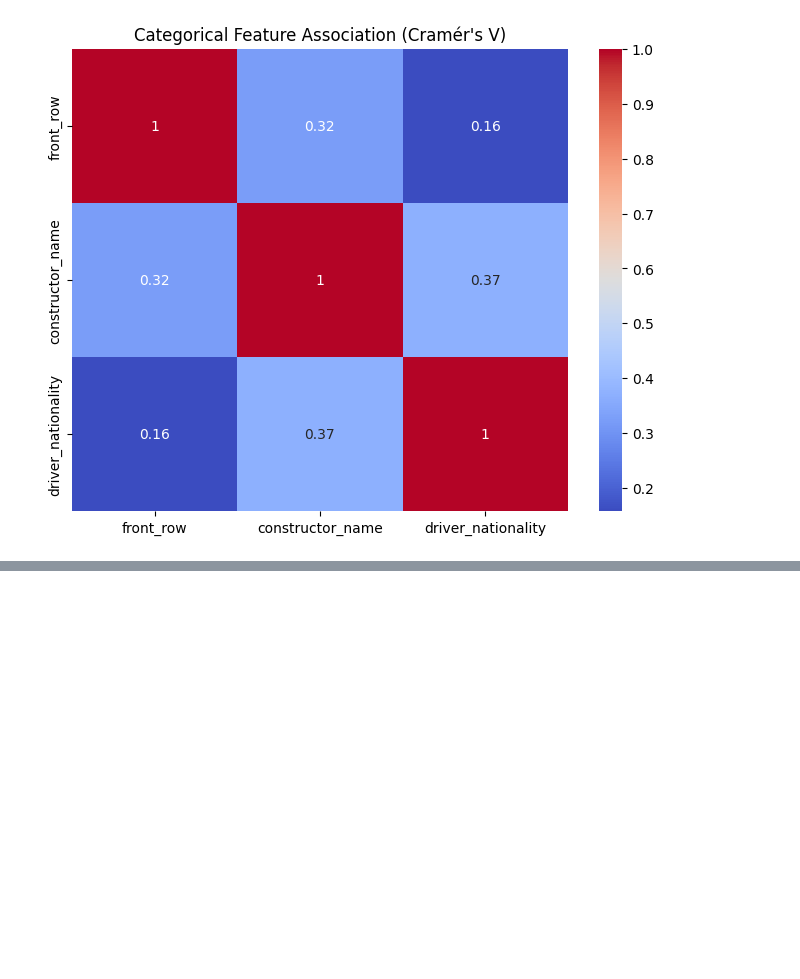
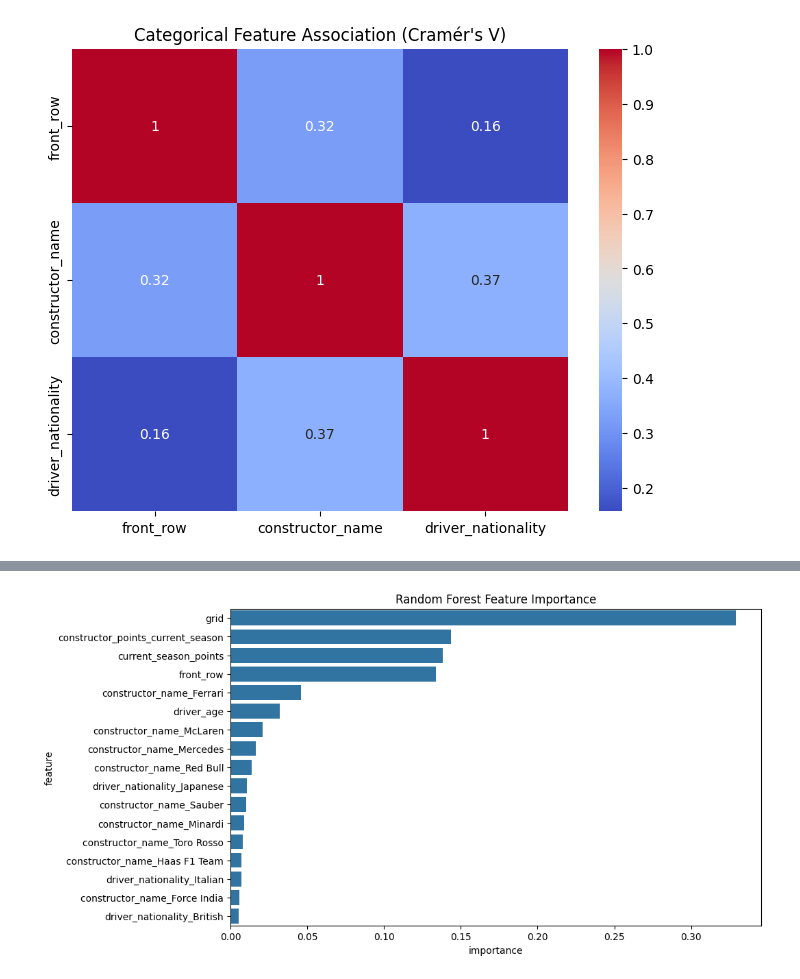
Before and after one commit to andersjohnsennn/F1-project, a Jupyter notebook: notebooks/04_classification_podium.ipynb, the cells around one changed output, grey strips where cells are left out. Saved outputs shown, nothing was run; the diff lists cells and outputs as text; code cells hidden in the pictures; blank space fills up the shorter version.

```diff
--- a/notebooks/04_classification_podium.ipynb
+++ b/notebooks/04_classification_podium.ipynb
@@ -650,0 +783,14 @@ plt.show()
+# %%
+from sklearn.ensemble import RandomForestClassifier
+
+rf_model = RandomForestClassifier(
+    n_estimators=200,
+    max_depth=10,
+    random_state=42,
+    class_weight="balanced"
+)
+
+rf_model.fit(
+    X_train,
+    y_train
+)
@@ -650,0 +828,12 @@ plt.show()
+# %%
+feature_importance = pd.DataFrame({
+    "feature": X_train.columns,
+    "importance": rf_model.feature_importances_
+})
+
+feature_importance = feature_importance.sort_values(
+    by="importance",
+    ascending=False
+)
+
+feature_importance
@@ -650,0 +854,18 @@ plt.show()
+# %%
+important_features = feature_importance[
+    feature_importance["importance"] > 0.005
+]
+
+plt.figure(figsize=(10, 6))
+
+sns.barplot(
+    data=important_features,
+    x="importance",
+    y="feature"
+)
+
+plt.title("Random Forest Feature Importance")
+
+plt.show()
+# %% [output]
+[figure, added]
```
Also changed, not shown: parts of 29 cells of this notebook.
